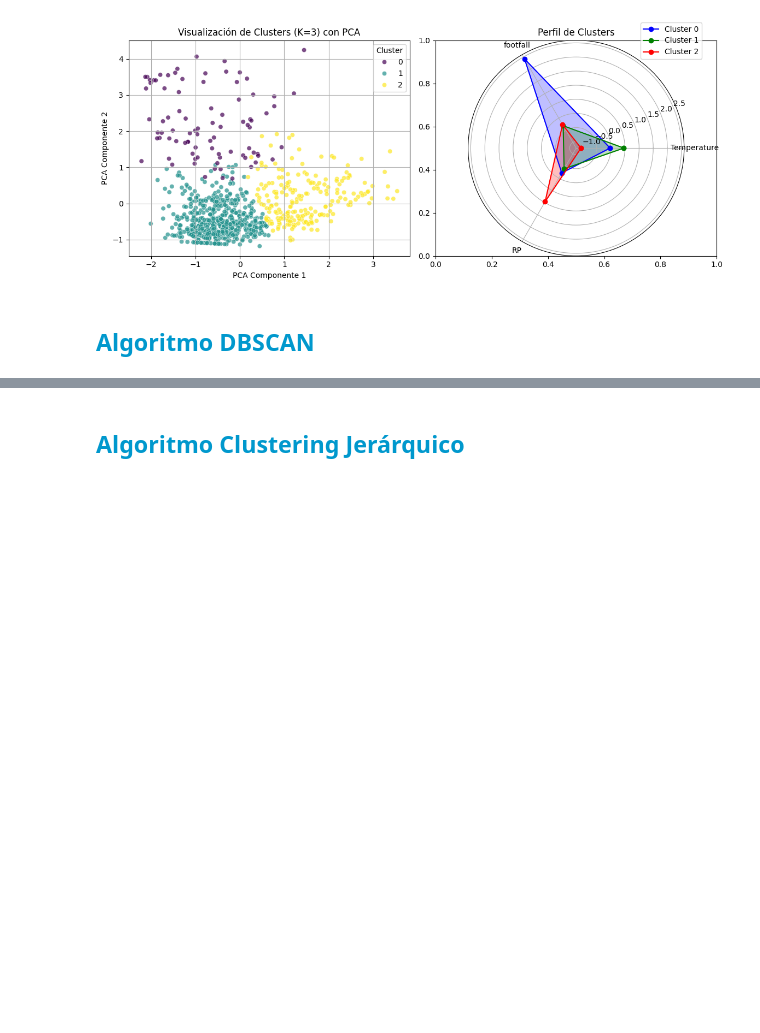
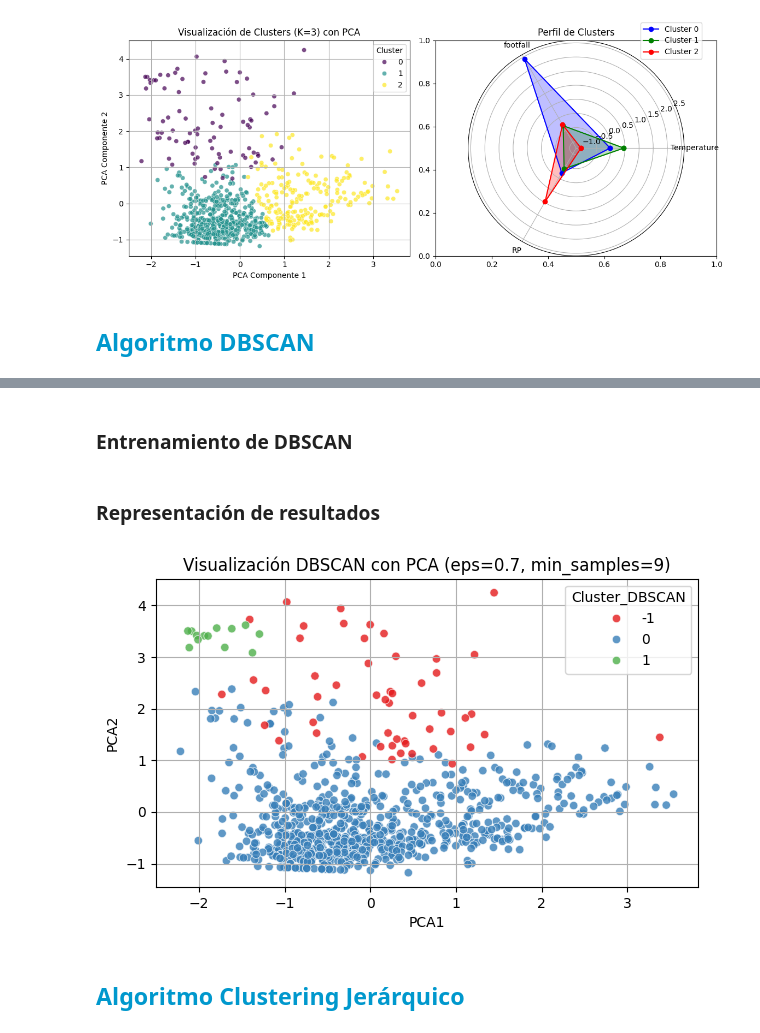
Before and after one commit to Rubenjme/Unsupervised_Learning_Clusters, a Jupyter notebook: Clustering.ipynb, the cells around one changed output, grey strips where cells are left out. Drawn from its saved outputs; the diff is of its cells as text; code cells hidden in the pictures; blank space fills up the shorter version.

Commit message:
Se completa el algoritmo DBSCAN

```diff
--- a/Clustering.ipynb
+++ b/Clustering.ipynb
@@ -473,3 +589,34 @@ plt.show()
+# %% [markdown]
+### **Entrenamiento de DBSCAN**
+# %%
+dbscan_final = DBSCAN(eps=best_params[0], min_samples=best_params[1])  # Creo el modelo con los parámetros óptimos
+labels_dbscan = dbscan_final.fit_predict(df_final[continuous_vars])    # Ajustas y obtienes las etiquetas de cluster
+df_final['Cluster_DBSCAN'] = labels_dbscan                             # Añado la columna con la etiqueta de cada punto
+# %% [markdown]
+### **Representación de resultados**
+# %%
+pca = PCA(n_components=2)
+X_pca = pca.fit_transform(df_final[continuous_vars])
+
+# Añado las columnas PCA al DataFrame
+df_final['PCA1'] = X_pca[:, 0]
+df_final['PCA2'] = X_pca[:, 1]
+
+# Dibujo un scatterplot, coloreando cada punto según su cluster
+plt.figure(figsize=(7,4))
+sns.scatterplot(
+    x='PCA1',
+    y='PCA2',
+    hue='Cluster_DBSCAN',
+    data=df_final,
+    palette='Set1',
+    alpha=0.8
+)
+plt.title("Visualización DBSCAN con PCA (eps=0.7, min_samples=9)")
+plt.grid()
+plt.show()
+# %% [output]
+[figure, added]
 # %% [markdown]
 ## **<span style="color: #0098cd;">Algoritmo Clustering Jerárquico</span>**
 # %% [markdown]
```
Also changed, not shown: parts of 12 cells of this notebook.
